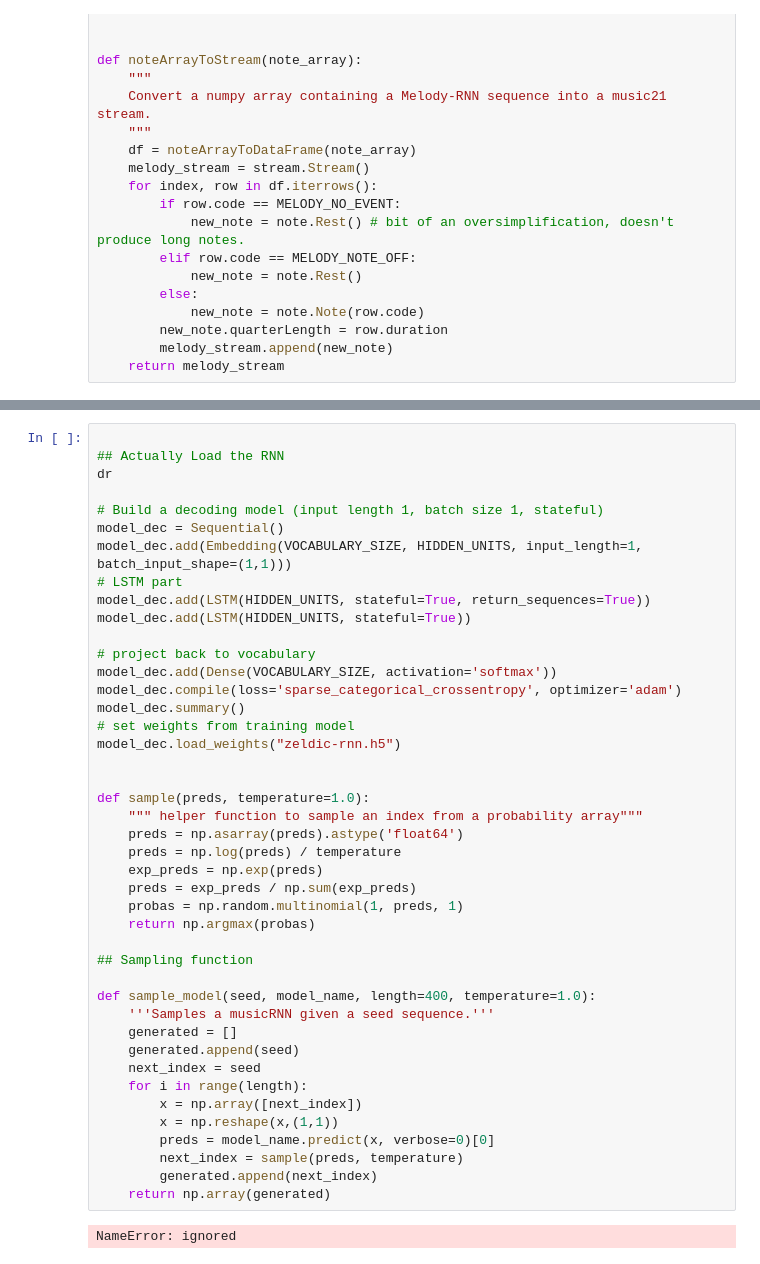
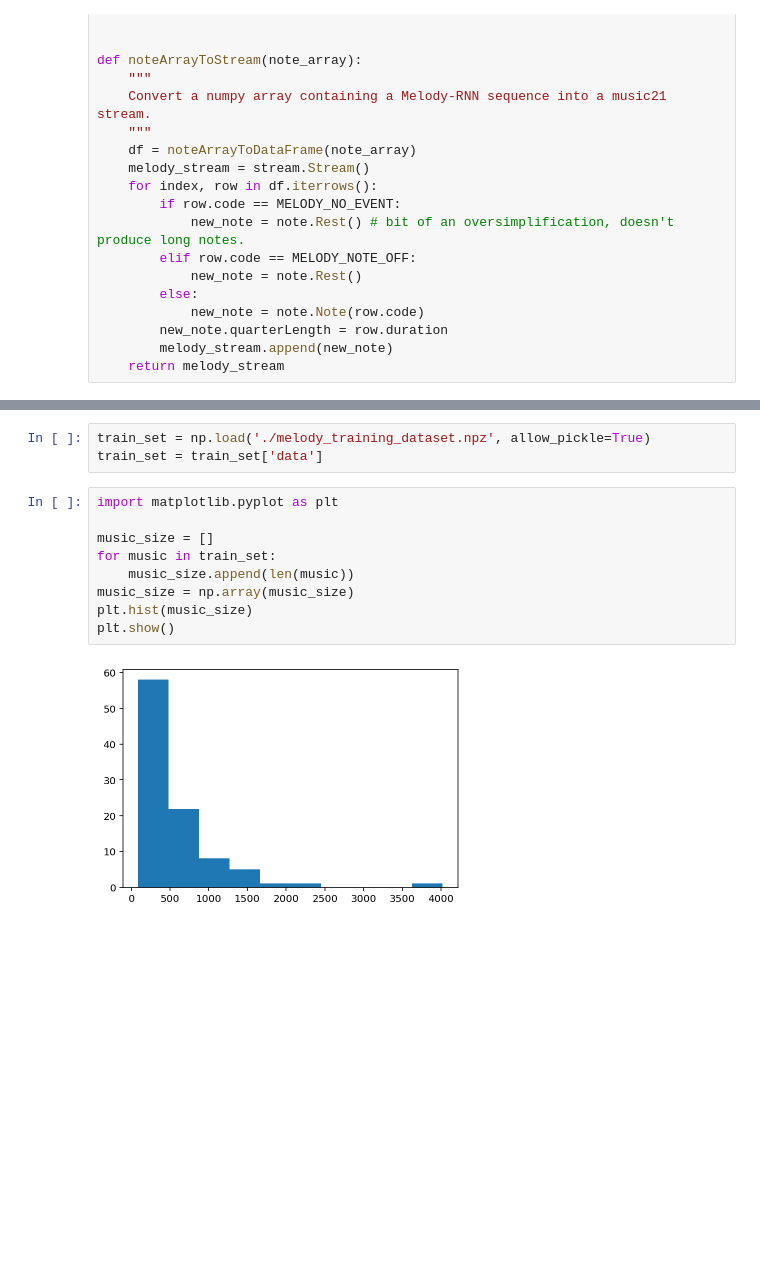
Before and after one commit to MohammadRaziei/Deep-Learning-Cource, a Jupyter notebook: HW05/HW05.ipynb, the cells around one changed output, grey strips where cells are left out. Cells and saved outputs as stored; diff of their text form; blank space fills up the shorter version.

```diff
--- a/HW05/HW05.ipynb
+++ b/HW05/HW05.ipynb
@@ -192,45 +181,14 @@ Successfully installed pymusicxml-0.5
-# %%
-
-## Actually Load the RNN
-dr
-
-# Build a decoding model (input length 1, batch size 1, stateful)
-model_dec = Sequential()
-model_dec.add(Embedding(VOCABULARY_SIZE, HIDDEN_UNITS, input_length=1, batch_input_shape=(1,1)))
-# LSTM part
-model_dec.add(LSTM(HIDDEN_UNITS, stateful=True, return_sequences=True))
-model_dec.add(LSTM(HIDDEN_UNITS, stateful=True))
-
-# project back to vocabulary
-model_dec.add(Dense(VOCABULARY_SIZE, activation='softmax'))
-model_dec.compile(loss='sparse_categorical_crossentropy', optimizer='adam')
-model_dec.summary()
-# set weights from training model
-model_dec.load_weights("zeldic-rnn.h5")
-
-
-def sample(preds, temperature=1.0):
-    """ helper function to sample an index from a probability array"""
-    preds = np.asarray(preds).astype('float64')
-    preds = np.log(preds) / temperature
-    exp_preds = np.exp(preds)
-    preds = exp_preds / np.sum(exp_preds)
-    probas = np.random.multinomial(1, preds, 1)
-    return np.argmax(probas)
-
-## Sampling function
-
-def sample_model(seed, model_name, length=400, temperature=1.0):
-    '''Samples a musicRNN given a seed sequence.'''
-    generated = []
-    generated.append(seed)
-    next_index = seed
-    for i in range(length):
-        x = np.array([next_index])
-        x = np.reshape(x,(1,1))
-        preds = model_name.predict(x, verbose=0)[0]
-        next_index = sample(preds, temperature)
-        generated.append(next_index)
-    return np.array(generated)
-# %% [output]
-NameError: ignored
+# %%
+train_set = np.load('./melody_training_dataset.npz', allow_pickle=True)
+train_set = train_set['data']
+# %%
+import matplotlib.pyplot as plt
+
+music_size = []
+for music in train_set:
+    music_size.append(len(music))
+music_size = np.array(music_size)
+plt.hist(music_size)
+plt.show()
+# %% [output]
+[figure, added]
```
Also changed, not shown: parts of 17 cells of this notebook.
